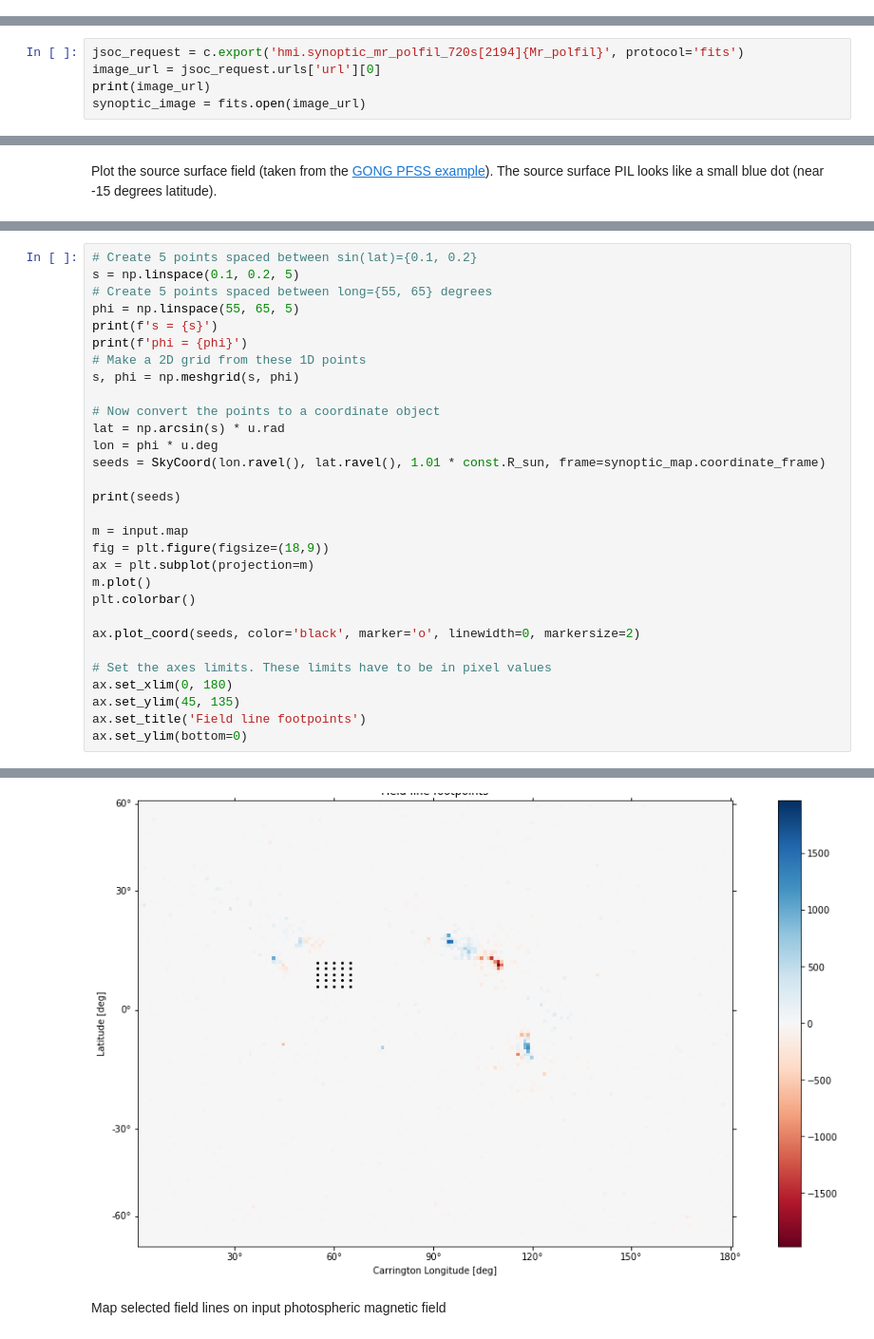
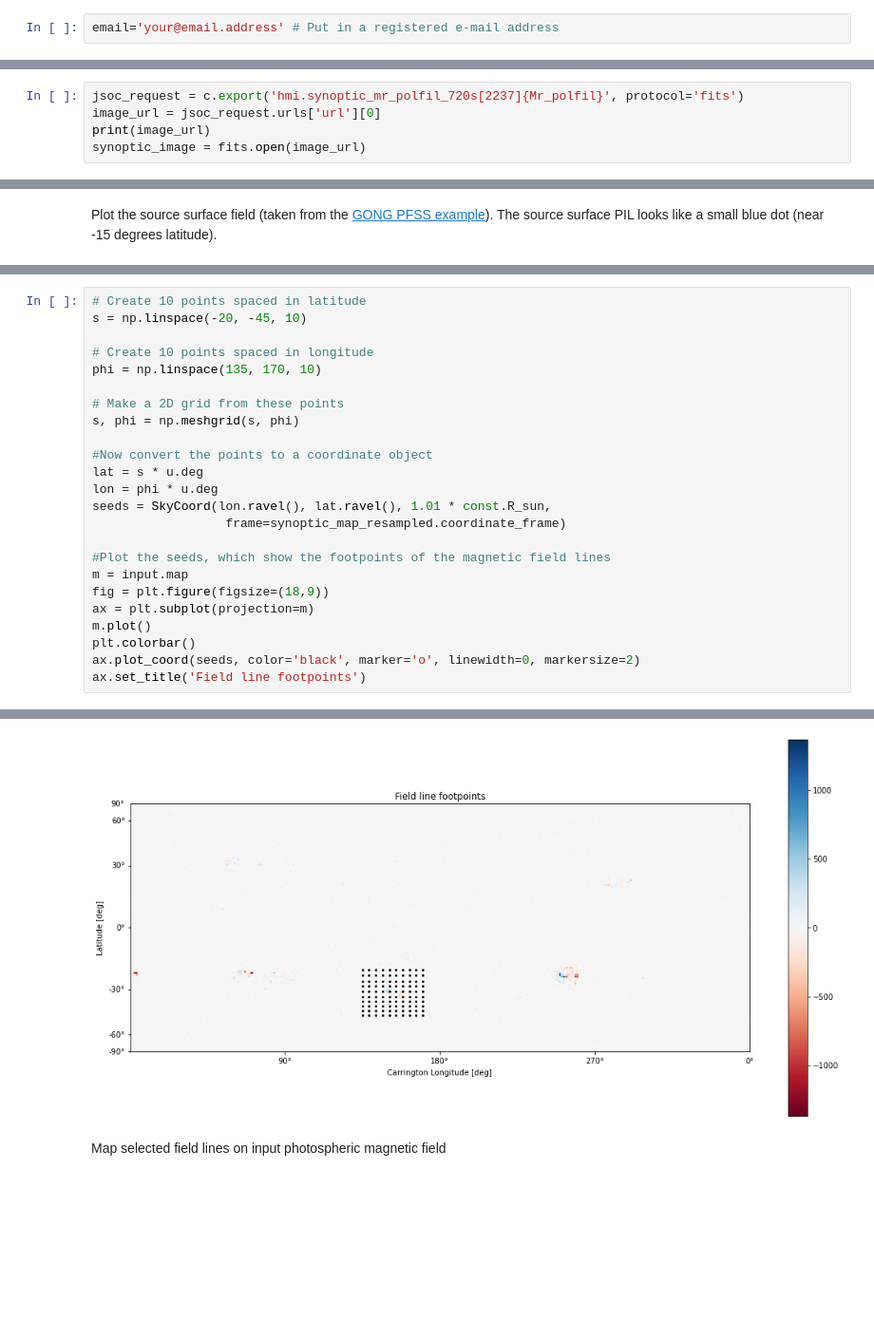
Before and after one commit to mbobra/magnetic-field-models, a Jupyter notebook: hmipfss.ipynb, the cells around one changed output, grey strips where cells are left out. Shown at 95% size. Cells and saved outputs as stored; diff of their text form; blank space fills up the shorter version.

```diff
--- a/hmipfss.ipynb
+++ b/hmipfss.ipynb
@@ -25,3 +29,5 @@ email='your@email.here'
+# %%
+email='your@email.address' # Put in a registered e-mail address
 # %%
 c = drms.Client(email=email, verbose=True)
 # %% [markdown]
@@ -35,5 +61,5 @@ Query for Carrington rotation number 2194 (associated with the active region tha
 # %%
-jsoc_request = c.export('hmi.synoptic_mr_polfil_720s[2194]{Mr_polfil}', protocol='fits')
+jsoc_request = c.export('hmi.synoptic_mr_polfil_720s[2237]{Mr_polfil}', protocol='fits')
 image_url = jsoc_request.urls['url'][0]
 print(image_url)
 synoptic_image = fits.open(image_url)
@@ -209,31 +272,25 @@ Identify footpoints on the input magnetic field image
 # %%
-# Create 5 points spaced between sin(lat)={0.1, 0.2}
-s = np.linspace(0.1, 0.2, 5)
-# Create 5 points spaced between long={55, 65} degrees
-phi = np.linspace(55, 65, 5)
-print(f's = {s}')
-print(f'phi = {phi}')
-# Make a 2D grid from these 1D points
+# Create 10 points spaced in latitude
+s = np.linspace(-20, -45, 10)
+
+# Create 10 points spaced in longitude
+phi = np.linspace(135, 170, 10)
+
+# Make a 2D grid from these points
 s, phi = np.meshgrid(s, phi)
 
-# Now convert the points to a coordinate object
-lat = np.arcsin(s) * u.rad
+#Now convert the points to a coordinate object
+lat = s * u.deg
 lon = phi * u.deg
-seeds = SkyCoord(lon.ravel(), lat.ravel(), 1.01 * const.R_sun, frame=synoptic_map.coordinate_frame)
+seeds = SkyCoord(lon.ravel(), lat.ravel(), 1.01 * const.R_sun,
+                  frame=synoptic_map_resampled.coordinate_frame)
 
-print(seeds)
-
+#Plot the seeds, which show the footpoints of the magnetic field lines
 m = input.map
 fig = plt.figure(figsize=(18,9))
 ax = plt.subplot(projection=m)
 m.plot()
 plt.colorbar()
-
 ax.plot_coord(seeds, color='black', marker='o', linewidth=0, markersize=2)
-
-# Set the axes limits. These limits have to be in pixel values
-ax.set_xlim(0, 180)
-ax.set_ylim(45, 135)
 ax.set_title('Field line footpoints')
-ax.set_ylim(bottom=0)
 # %% [output]
@@ -258,4 +298,4 @@ phi = [55.  57.5 60.  62.5 65. ]
-[figure, old version]
+[figure, new version]
 # %% [markdown]
 Map selected field lines on input photospheric magnetic field
 # %%
```
Also changed, not shown: parts of 35 cells of this notebook.
